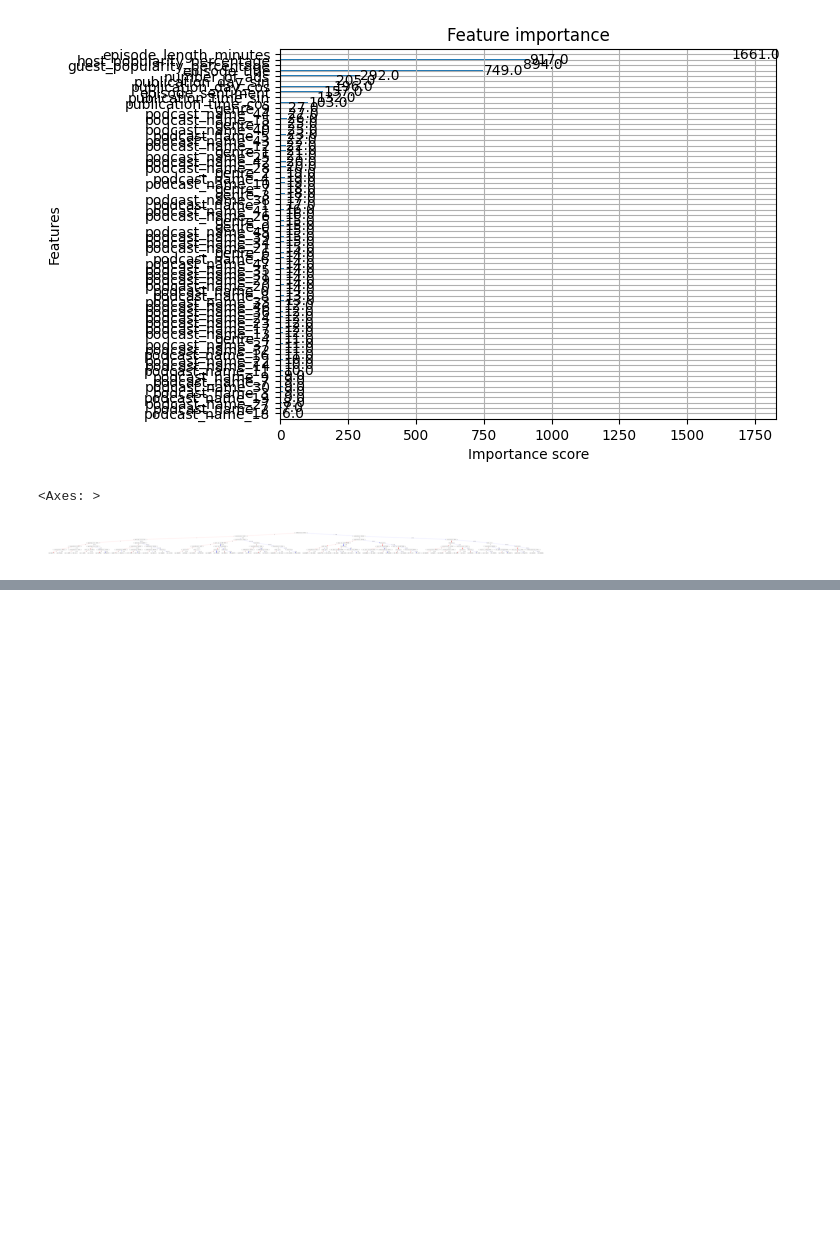
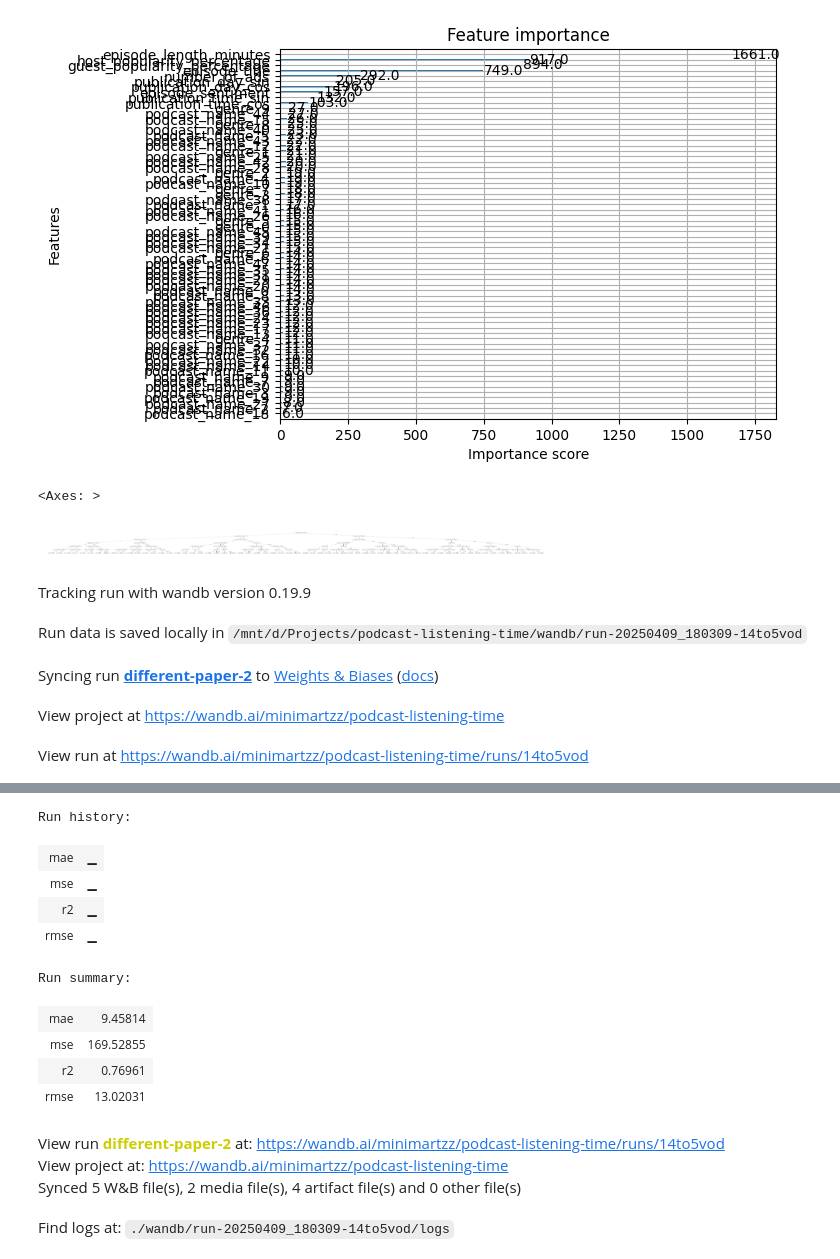
Before and after one commit to minimartzz/podcast-listening-time, a Jupyter notebook: model_exploration.ipynb, the cells around one changed output, grey strips where cells are left out. Cells and saved outputs as stored; diff of their text form; code cells hidden in the pictures; blank space fills up the shorter version.

Commit message:
Update: Completed PCA + XGB model

```diff
--- a/model_exploration.ipynb
+++ b/model_exploration.ipynb
@@ -95,12 +157,13 @@ from sklearn.metrics import root_mean_squared_error
 # %%
-NUM_ROUNDS = 100
+NUM_ROUNDS = 50
 params = {
   'device': 'cuda',
   'objective': 'reg:squarederror',
-  'max_depth': 6,
+  'max_depth': 8,
   'learning_rate': 0.3,
-  'eval_metric': 'rmse'
+  'eval_metric': 'rmse',
 }
+results = {}
 
 # Declare DMatrix data format
 dtrain = xgb.DMatrix(X_train, label=y_train)
@@ -109,5 +172,11 @@ dvalid = xgb.DMatrix(X_valid, label=y_valid)
 # Define evaluation data format
 evallist = [(dtrain, 'train'), (dvalid, 'eval')]
 # %%
-best_model = xgb.train(params, dtrain, NUM_ROUNDS, evallist)
+best_model = xgb.train(
+  params=params,
+  dtrain=dtrain,
+  num_boost_round=NUM_ROUNDS,
+  evals=evallist,
+  evals_result=results
+)
 # %% [output]
@@ -138,3 +207,27 @@ xgb.plot_tree(best_model)
 # %% [output]
 <Axes: >
 [figure]
+# %%
+# Get metrics to submit to wandb
+train_errors = np.array(results['train']['rmse'])
+eval_errors = np.array(results['eval']['rmse'])
+y_pred = best_model.predict(dvalid)
+
+tags = ['baseline', 'xgboost']
+notes = 'Baseline XGBoost model'
+
+wandb_track(
+  config=params,
+  y_test=y_valid,
+  y_pred=y_pred,
+  train_error=train_errors,
+  test_error=eval_errors,
+  tags=tags,
+  notes=notes
+)
+# %% [output]
+Tracking run with wandb version 0.19.9
+Run data is saved locally in /mnt/d/Projects/podcast-listening-time/wandb/run-20250409_180309-14to5vod
+Syncing run different-paper-2 to Weights & Biases (docs)
+View project at https://wandb.ai/minimartzz/podcast-listening-time
+View run at https://wandb.ai/minimartzz/podcast-listening-time/runs/14to5vod
@@ -140,0 +235,14 @@ xgb.plot_tree(best_model)
+Run history:
+| mae | ▁ |
+| mse | ▁ |
+| r2 | ▁ |
+| rmse | ▁ |
+Run summary:
+| mae | 9.45814 |
+| mse | 169.52855 |
+| r2 | 0.76961 |
+| rmse | 13.02031 |
+View run different-paper-2 at: https://wandb.ai/minimartzz/podcast-listening-time/runs/14to5vod
+View project at: https://wandb.ai/minimartzz/podcast-listening-time
+Synced 5 W&B file(s), 2 media file(s), 4 artifact file(s) and 0 other file(s)
+Find logs at: ./wandb/run-20250409_180309-14to5vod/logs
```
Also changed, not shown: parts of 23 cells of this notebook, 3 other files.
